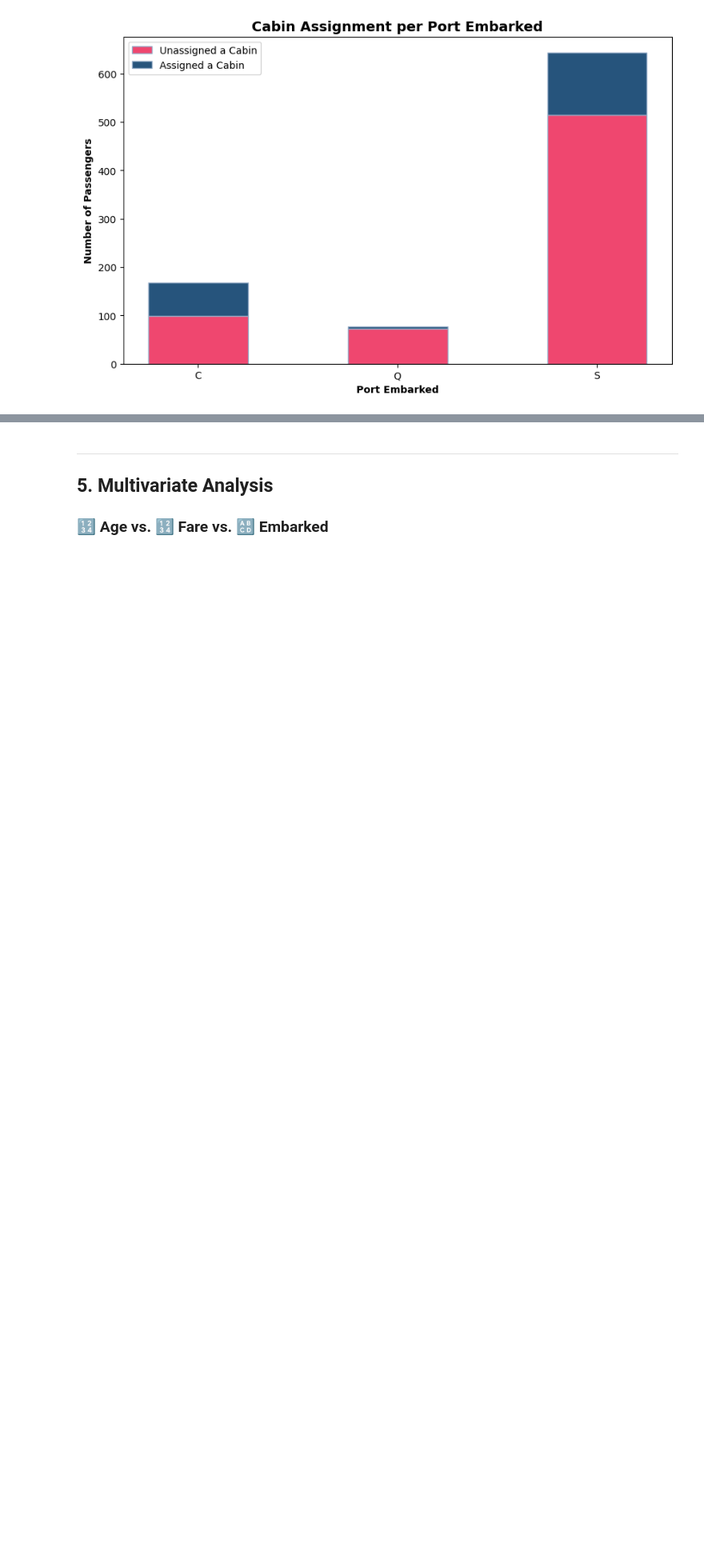
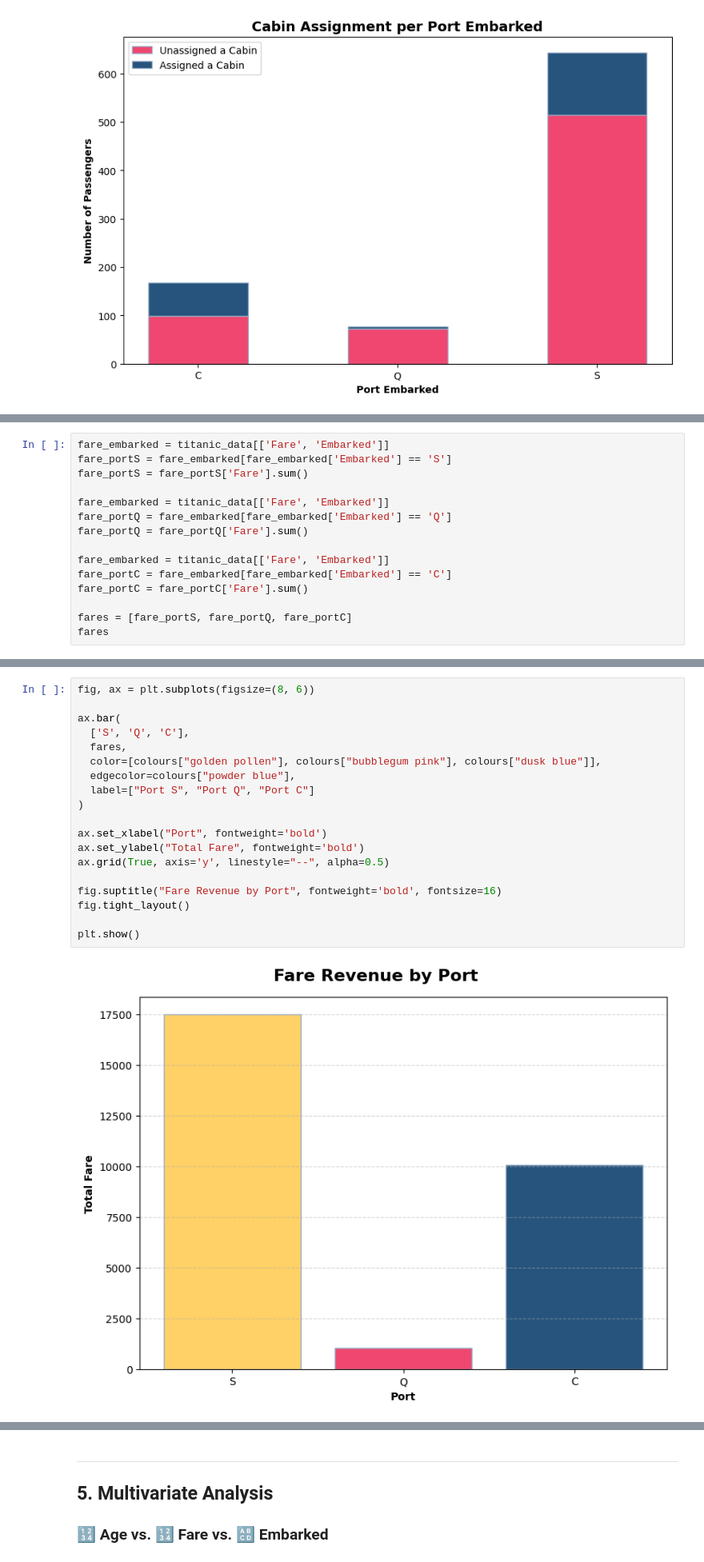
Before and after one commit to grace-sampao/Cyber-Shujaa---Exploratory-Data-Analysis, a Jupyter notebook: notebooks/exploratory_data_analysis.ipynb, the cells around one changed output, grey strips where cells are left out. Shown at 80% size. Drawn from its saved outputs; the diff is of its cells as text; blank space fills up the shorter version.

```diff
--- a/notebooks/exploratory_data_analysis.ipynb
+++ b/notebooks/exploratory_data_analysis.ipynb
@@ -1004,0 +1062,15 @@ plt.show()
+# %%
+fare_embarked = titanic_data[['Fare', 'Embarked']]
+fare_portS = fare_embarked[fare_embarked['Embarked'] == 'S']
+fare_portS = fare_portS['Fare'].sum()
+
+fare_embarked = titanic_data[['Fare', 'Embarked']]
+fare_portQ = fare_embarked[fare_embarked['Embarked'] == 'Q']
+fare_portQ = fare_portQ['Fare'].sum()
+
+fare_embarked = titanic_data[['Fare', 'Embarked']]
+fare_portC = fare_embarked[fare_embarked['Embarked'] == 'C']
+fare_portC = fare_portC['Fare'].sum()
+
+fares = [fare_portS, fare_portQ, fare_portC]
+fares
@@ -1004,0 +1079,21 @@ plt.show()
+# %%
+fig, ax = plt.subplots(figsize=(8, 6))
+
+ax.bar(
+  ['S', 'Q', 'C'],
+  fares,
+  color=[colours["golden pollen"], colours["bubblegum pink"], colours["dusk blue"]],
+  edgecolor=colours["powder blue"],
+  label=["Port S", "Port Q", "Port C"]
+)
+
+ax.set_xlabel("Port", fontweight='bold')
+ax.set_ylabel("Total Fare", fontweight='bold')
+ax.grid(True, axis='y', linestyle="--", alpha=0.5)
+
+fig.suptitle("Fare Revenue by Port", fontweight='bold', fontsize=16)
+fig.tight_layout()
+
+plt.show()
+# %% [output]
+[figure, added]
```
Also changed, not shown: parts of 7 cells of this notebook.
